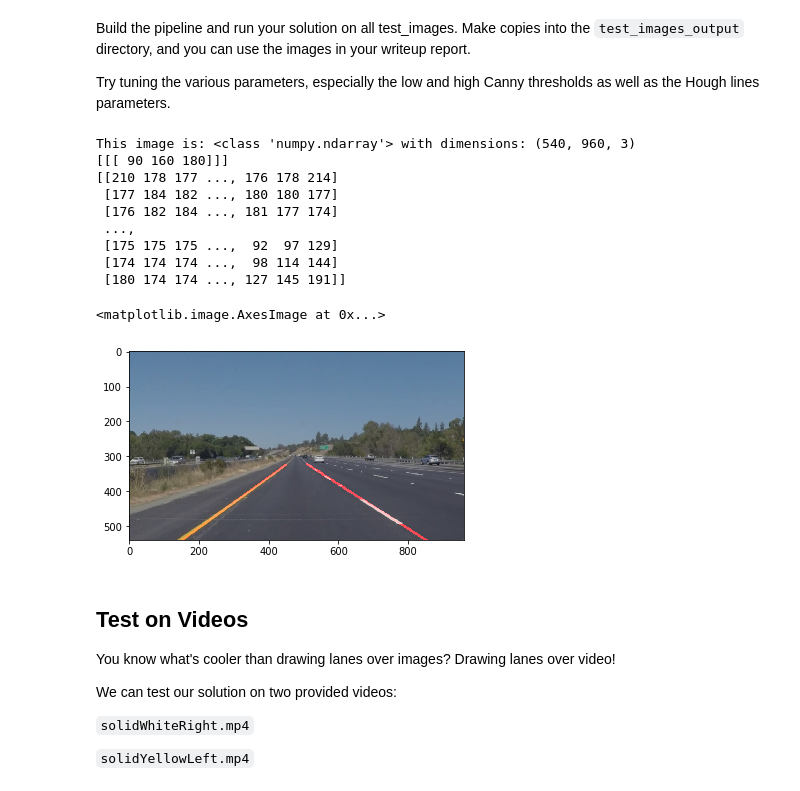
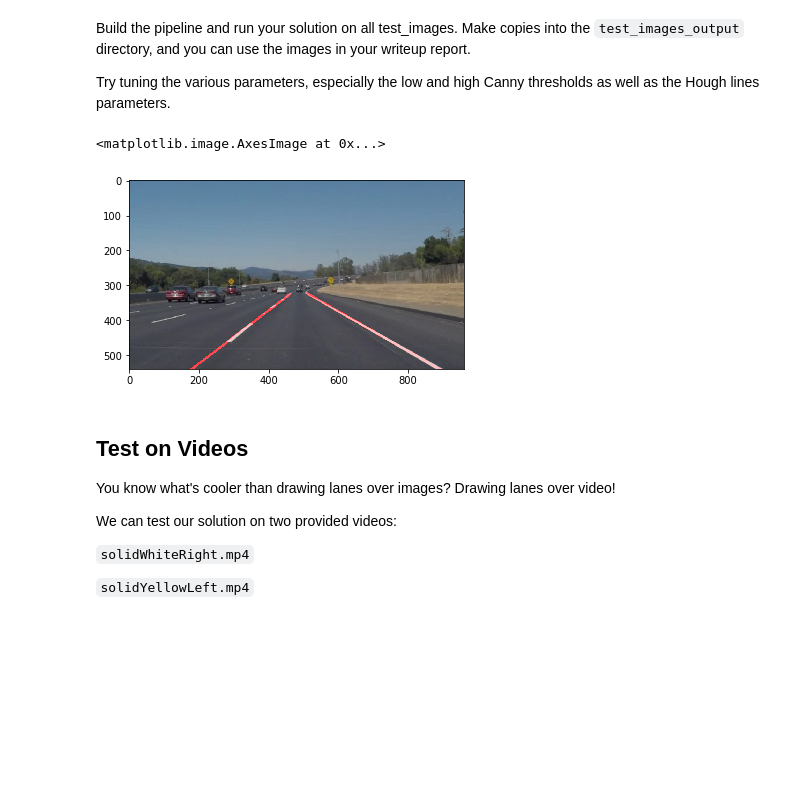
Before and after one commit to MaxDavila/sdc-finding-lines, a Jupyter notebook: P1.ipynb, the cells around one changed output. Saved outputs shown, nothing was run; the diff lists cells and outputs as text; code cells hidden in the pictures; blank space fills up the shorter version.

Commit message:
Updates pipeline fn and adds report

```diff
--- a/P1.ipynb
+++ b/P1.ipynb
@@ -225,78 +226,38 @@ Try tuning the various parameters, especially the low and high Canny thresholds
 # %%
 def pipeline(initial_img):
     img = grayscale(initial_img)
     img = gaussian_blur(img, 5)
     img = canny(img, 50, 150)
 
     # mask
     imshape = img.shape
     vertices = np.array([[(150,imshape[0]),(420, 330), (540,320), (imshape[1],imshape[0])]], dtype=np.int32)
     img = region_of_interest(img, vertices)
-
 
     # hough transform
     rho = 1 # distance resolution in pixels of the Hough grid
     theta = np.pi/180 # angular resolution in radians of the Hough grid
     threshold = 15     # minimum number of votes (intersections in Hough grid cell)
     min_line_len =40 #minimum number of pixels making up a line
     max_line_gap = 20   # maximum gap in pixels between connectable line segments
     img = hough_lines(img, rho, theta, threshold, min_line_len, max_line_gap)
     img = weighted_img(img, initial_img, α=0.8, β=1., λ=0.)
 
     return img
 
 
+# for img_name in os.listdir("test_images/"):
+#     initial_img = mpimg.imread('test_images/' + img_name)
+#     processed_img = pipeline(initial_img)
+#     print('Processed image', img_name, type(initial_img), 'with dimensions:', initial_img.shape)
+#     mpimg.imsave('test_images_output/processed' + img_name, processed_img)
+
 #reading in an image
-initial_img = mpimg.imread('test_images/solidYellowLeft.jpg')
-
-
-print('This image is:', type(initial_img), 'with dimensions:', initial_img.shape)
-processed_img = pipeline(initial_img)
+processed_img = pipeline(mpimg.imread('test_images/solidWhiteCurve.jpg'))
 plt.imshow(processed_img)
-
-
-# Trying to detect yellow lines using HSV layer
-# http://opencv-python-tutroals.readthedocs.io/en/latest/py_tutorials/py_imgproc/py_colorspaces/py_colorspaces.html
-# # Convert BGR to HSV
-# hsv = cv2.cvtColor(initial_img, cv2.COLOR_BGR2HSV)
-
-# # define range of blue color in HSV
-# lower_yellow = np.array([50,60,80])
-# upper_yellow = np.array([150,160,180])
-
-# # Threshold the HSV image to get only blue colors
-# mask = cv2.inRange(hsv, lower_yellow, upper_yellow)
-
-# # Bitwise-AND mask and original image
-# res = cv2.bitwise_and(initial_img,initial_img, mask= mask)
-
-
-# green = np.uint8([[[180,180,67 ]]])
-# hsv_green = cv2.cvtColor(green,cv2.COLOR_BGR2HSV)
-# print(hsv_green)
-
-# hsv = cv2.cvtColor(hsv, cv2.COLOR_RGB2HSV)
-# V = hsv[:, :, 2]
-# print(V)
-# # hsv = cv2.cvtColor(hsv, cv2.COLOR_RGB2HSV)
-
-# processed_img = pipeline(initial_img)
-# plt.imshow(processed_img)
-
-# plt.imshow(processed_img)
-# mpimg.imsave('test_images/processed_solidWhiteCurve.jpg', img[:,:,0], cmap=plt.cm.gray)
 # %% [output]
-This image is: <class 'numpy.ndarray'> with dimensions: (540, 960, 3)
-[[[ 90 160 180]]]
-[[210 178 177 ..., 176 178 214]
- [177 184 182 ..., 180 180 177]
- [176 182 184 ..., 181 177 174]
- ...,
- [175 175 175 ...,  92  97 129]
- [174 174 174 ...,  98 114 144]
- [180 174 174 ..., 127 145 191]]
+<matplotlib.image.AxesImage at 0x...>
-<matplotlib.image.AxesImage at 0x...>
-[figure, old version]
+[figure, new version]
 # %% [markdown]
 ## Test on Videos
 
```
Also changed, not shown: parts of 4 cells of this notebook, 8 other files.
